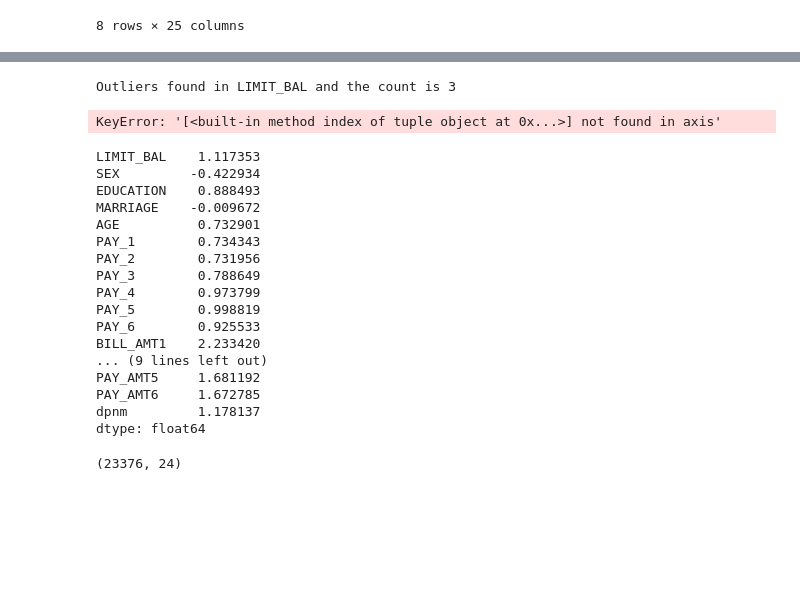
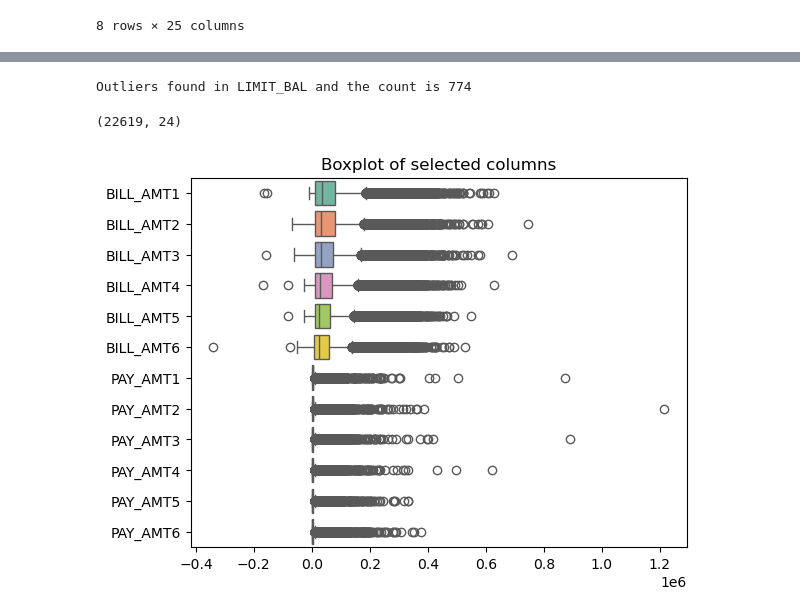
Before and after one commit to Mctavish07/ML-Projects, a Jupyter notebook: Credit Card Default/credit_default.ipynb, the cells around one changed output, grey strips where cells are left out. Saved outputs shown, nothing was run; the diff lists cells and outputs as text; code cells hidden in the pictures; blank space fills up the shorter version.

```diff
--- a/Credit Card Default/credit_default.ipynb
+++ b/Credit Card Default/credit_default.ipynb
@@ -83,6 +64,15 @@ credit_df.describe()
 credit_df.drop_duplicates(inplace=True)
 # %%
 credit_df.drop(columns=['ID'], inplace=True)
+# %%
+credit_df = credit_df[credit_df["EDUCATION"] > 0]
+credit_df = credit_df[credit_df["MARRIAGE"] > 0]
+credit_df = credit_df[credit_df["PAY_1"] != -2]
+credit_df = credit_df[credit_df["PAY_2"] != -2]
+credit_df = credit_df[credit_df["PAY_3"] != -2]
+credit_df = credit_df[credit_df["PAY_4"] != -2]
+credit_df = credit_df[credit_df["PAY_5"] != -2]
+credit_df = credit_df[credit_df["PAY_6"] != -2]
 # %%
 credit_df.skew(numeric_only=True)
 # %% [output]
@@ -123,32 +113,17 @@ for col in selected_columns:
     else:
         print("No outlier found in", col)
 # %% [output]
-Outliers found in LIMIT_BAL and the count is 3
+Outliers found in LIMIT_BAL and the count is 774
 # %%
 credit_df.drop(out.index, inplace = True)
-# %% [output]
-KeyError: '[<built-in method index of tuple object at 0x...>] not found in axis'
-# %%
-credit_df.skew(numeric_only=True)
-# %% [output]
-LIMIT_BAL    1.117353
-SEX         -0.422934
-EDUCATION    0.888493
-MARRIAGE    -0.009672
-AGE          0.732901
-PAY_1        0.734343
-PAY_2        0.731956
-PAY_3        0.788649
-PAY_4        0.973799
-PAY_5        0.998819
-PAY_6        0.925533
-BILL_AMT1    2.233420
-... (9 lines left out)
-PAY_AMT5     1.681192
-PAY_AMT6     1.672785
-dpnm         1.178137
-dtype: float64
 # %%
 credit_df.shape
 # %% [output]
-(23376, 24)
+(22619, 24)
+# %%
+selected_columns = credit_df[["BILL_AMT1", "BILL_AMT2", "BILL_AMT3", "BILL_AMT4", "BILL_AMT5", "BILL_AMT6","PAY_AMT1", "PAY_AMT2", "PAY_AMT3", "PAY_AMT4", "PAY_AMT5", "PAY_AMT6"]]
+sns.boxplot(data=selected_columns, orient="h", palette="Set2")
+plt.title("Boxplot of selected columns")
+plt.show()
+# %% [output]
+[figure, added]
```
Also changed, not shown: parts of 8 cells of this notebook.
